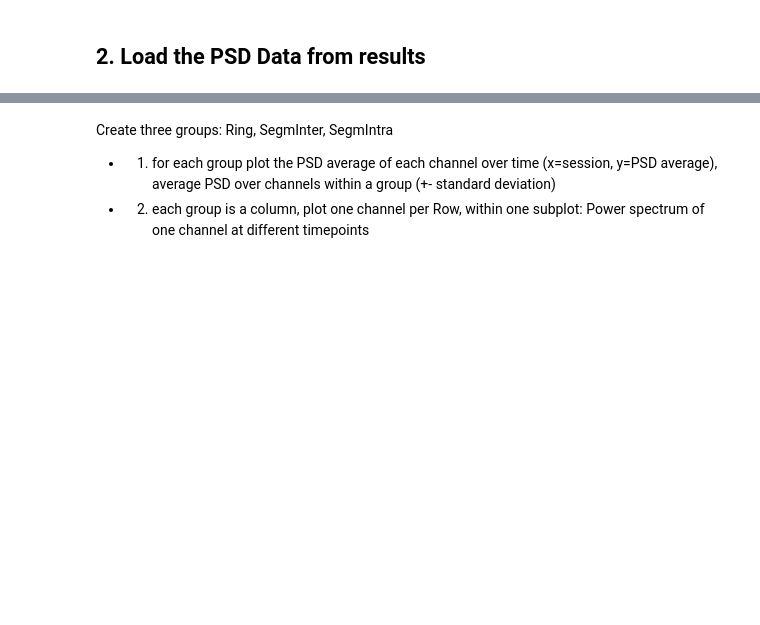
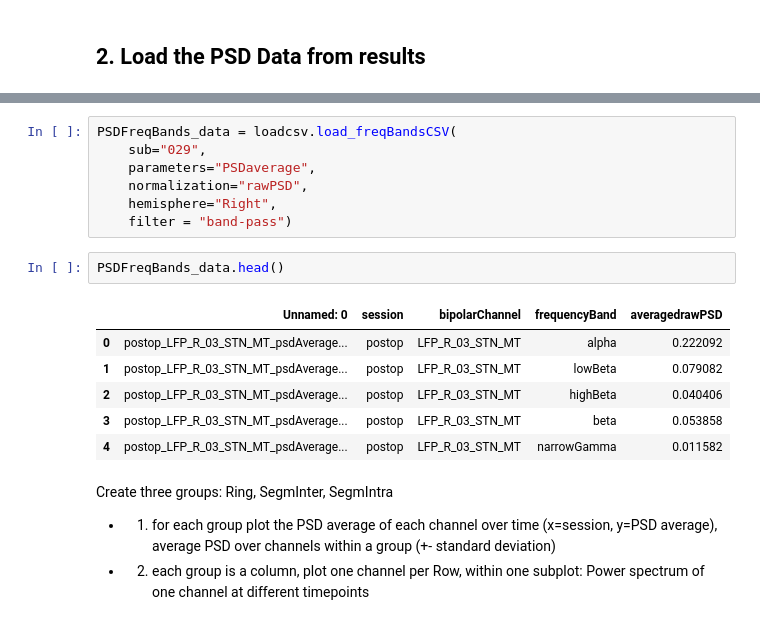
Before and after one commit to JKBehnke/BetaSenSightLongterm, a Jupyter notebook: code/notebooks/LongitudinalBetaAnalysis.ipynb, the cells around one changed output, grey strips where cells are left out. Drawn from its saved outputs; the diff is of its cells as text; blank space fills up the shorter version.

```diff
--- a/code/notebooks/LongitudinalBetaAnalysis.ipynb
+++ b/code/notebooks/LongitudinalBetaAnalysis.ipynb
@@ -173,3 +181,19 @@ PSDaverage_data = loadcsv.load_PSDresultCSV(
+# %%
+PSDFreqBands_data = loadcsv.load_freqBandsCSV(
+    sub="029",
+    parameters="PSDaverage",
+    normalization="rawPSD",
+    hemisphere="Right",
+    filter = "band-pass")
+# %%
+PSDFreqBands_data.head()
+# %% [output]
+|  | Unnamed: 0 | session | bipolarChannel | frequencyBand | averagedrawPSD |
+| 0 | postop_LFP_R_03_STN_MT_psdAverage... | postop | LFP_R_03_STN_MT | alpha | 0.222092 |
+| 1 | postop_LFP_R_03_STN_MT_psdAverage... | postop | LFP_R_03_STN_MT | lowBeta | 0.079082 |
+| 2 | postop_LFP_R_03_STN_MT_psdAverage... | postop | LFP_R_03_STN_MT | highBeta | 0.040406 |
+| 3 | postop_LFP_R_03_STN_MT_psdAverage... | postop | LFP_R_03_STN_MT | beta | 0.053858 |
+| 4 | postop_LFP_R_03_STN_MT_psdAverage... | postop | LFP_R_03_STN_MT | narrowGamma | 0.011582 |
 # %% [markdown]
 Create three groups: Ring, SegmInter, SegmIntra
 - 1. for each group plot the PSD average of each channel over time (x=session, y=PSD average), average PSD over channels within a group (+- standard deviation)
```
Also changed, not shown: parts of 9 cells of this notebook.
